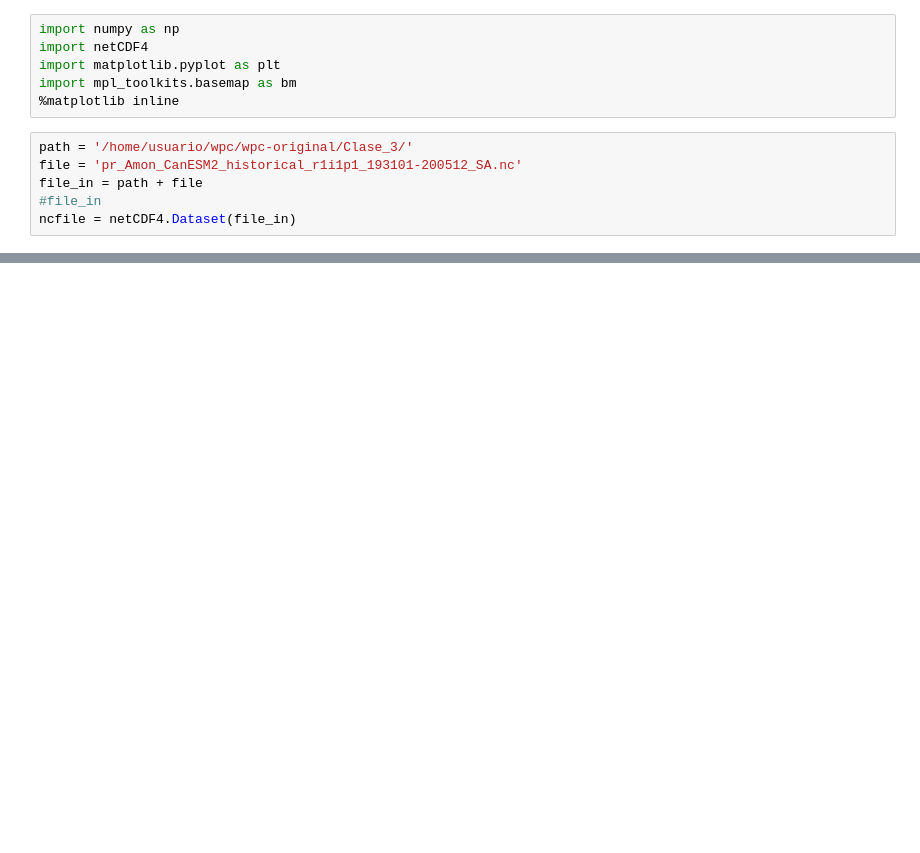
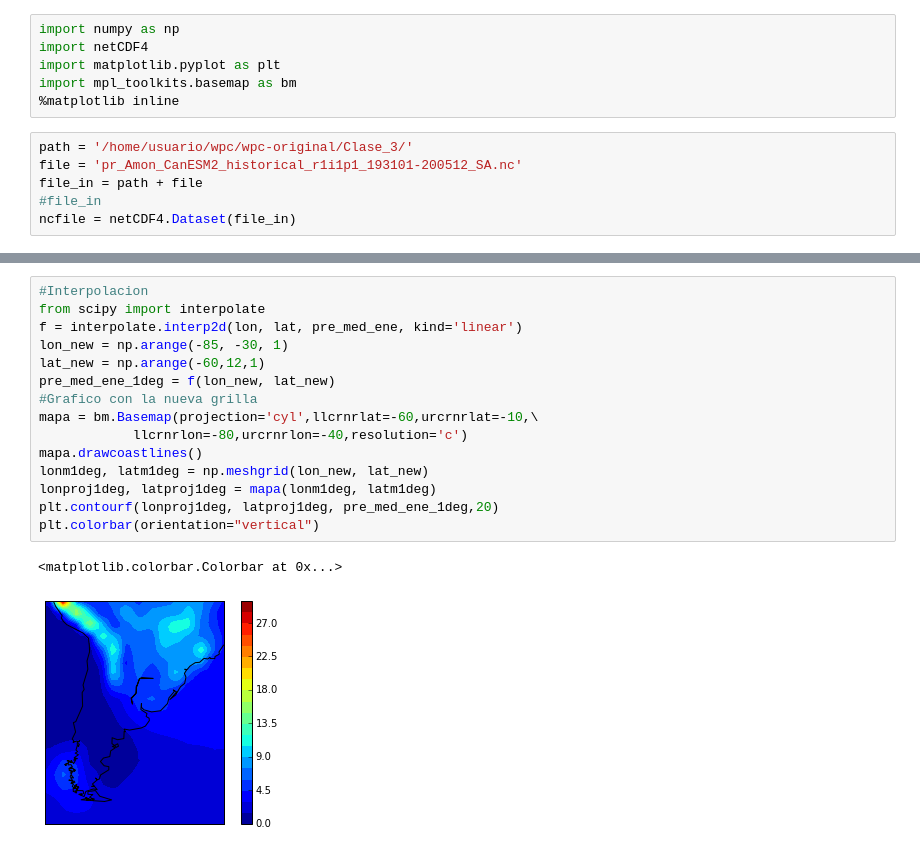
Before and after one commit to nzazulie/tp_curso_python, a Jupyter notebook: lectura_netcdf.ipynb, the cells around one changed output, grey strips where cells are left out. Saved outputs shown, nothing was run; the diff lists cells and outputs as text; blank space fills up the shorter version.

Commit message:
manipula archivos netcdf de pr, u y v, interpola y grafica

```diff
--- a/lectura_netcdf.ipynb
+++ b/lectura_netcdf.ipynb
@@ -61,0 +50,18 @@ array([ 275.625 ,  278.4375,  281.25  ,  284.0625,  286.875 ,  289.6875,
+# %%
+#Interpolacion
+from scipy import interpolate
+f = interpolate.interp2d(lon, lat, pre_med_ene, kind='linear')
+lon_new = np.arange(-85, -30, 1)
+lat_new = np.arange(-60,12,1)
+pre_med_ene_1deg = f(lon_new, lat_new)
+#Grafico con la nueva grilla
+mapa = bm.Basemap(projection='cyl',llcrnrlat=-60,urcrnrlat=-10,\
+            llcrnrlon=-80,urcrnrlon=-40,resolution='c')
+mapa.drawcoastlines()
+lonm1deg, latm1deg = np.meshgrid(lon_new, lat_new)
+lonproj1deg, latproj1deg = mapa(lonm1deg, latm1deg)
+plt.contourf(lonproj1deg, latproj1deg, pre_med_ene_1deg,20)
+plt.colorbar(orientation="vertical")
+# %% [output]
+<matplotlib.colorbar.Colorbar at 0x...>
+[figure, added]
```
Also changed, not shown: parts of 10 cells of this notebook.
